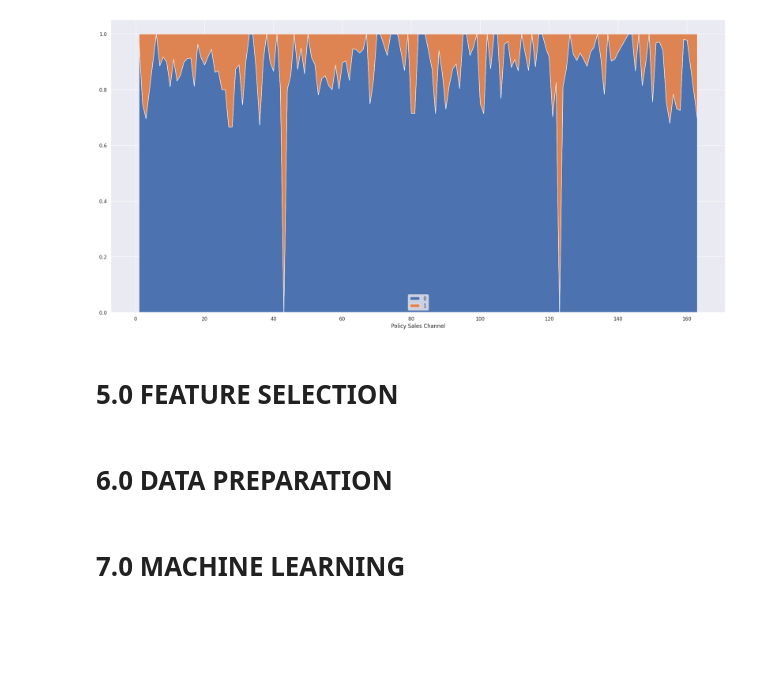
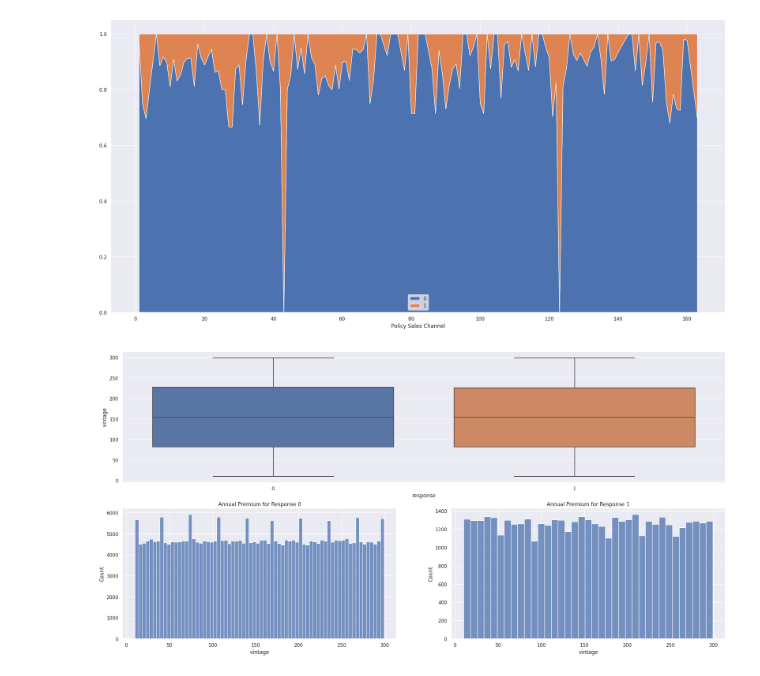
Before and after one commit to matheusventurads/health-insurance-cross-sell, a Jupyter notebook: notebooks/1.0-mv-initial-data-exploration.ipynb, the cells around one changed output. Saved outputs shown, nothing was run; the diff lists cells and outputs as text; code cells hidden in the pictures; blank space fills up the shorter version.

Commit message:
end of data exploration

```diff
--- a/notebooks/1.0-mv-initial-data-exploration.ipynb
+++ b/notebooks/1.0-mv-initial-data-exploration.ipynb
@@ -241,9 +261,17 @@ plt.legend(loc='lower center');
 [figure]
 # %%
 # 'vintage'
+G = gridspec.GridSpec(2, 2)
+
+ax1 = plt.subplot(G[0, :])
+sns.boxplot(x=df4['response'], y=df4['vintage'])
+
+ax2 = plt.subplot(G[1, 0])
+sns.histplot(data=df4[df4['response'] == 0], x='vintage', ax=ax2)
+plt.title('Annual Premium for Response 0')
+
+ax3 = plt.subplot(G[1, 1])
+sns.histplot(data=df4[df4['response'] == 1], x='vintage', ax=ax3)
+plt.title('Annual Premium for Response 1');
+# %% [output]
+[figure, added]
-# %% [markdown]
-# 5.0 FEATURE SELECTION
-# %% [markdown]
-# 6.0 DATA PREPARATION
-# %% [markdown]
-# 7.0 MACHINE LEARNING
```
Also changed, not shown: parts of 3 cells of this notebook.
